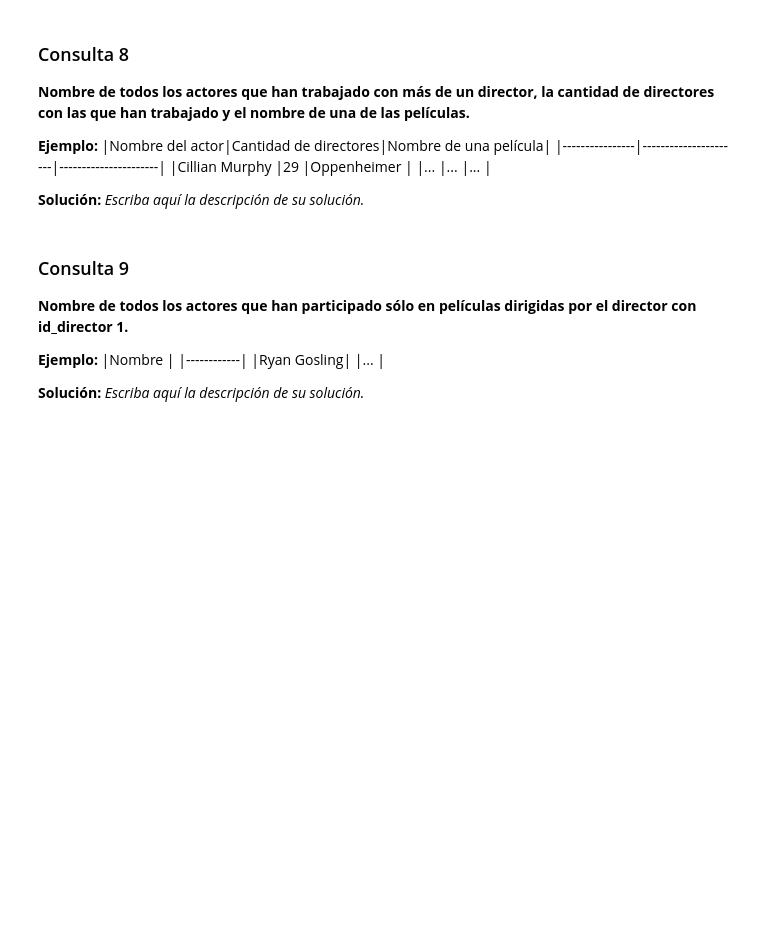
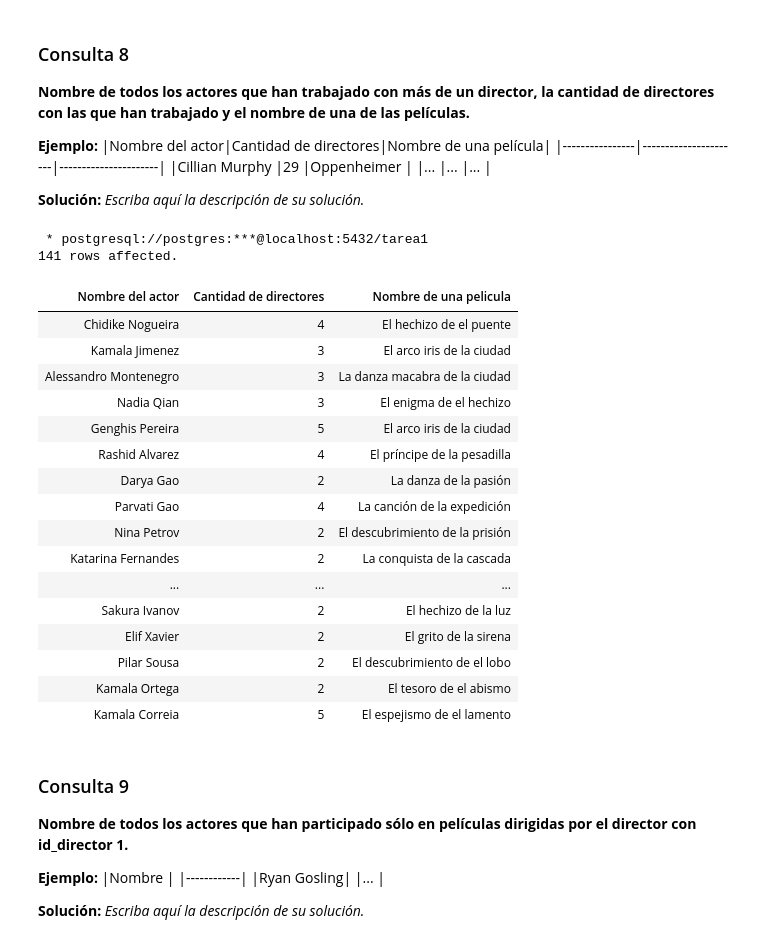
Before and after one commit to CarlosRabu-V2/Tarea1-BD, a Jupyter notebook: Tarea_1.ipynb, the cells around one changed output. Saved outputs shown, nothing was run; the diff lists cells and outputs as text; code cells hidden in the pictures; blank space fills up the shorter version.

```diff
--- a/Tarea_1.ipynb
+++ b/Tarea_1.ipynb
@@ -437,3 +455,33 @@ UsageError: Cell magic `%%sql` not found.
+# %%
+%%sql
+SELECT a.nombre AS "Nombre del actor",
+       COUNT(DISTINCT p.id_director) AS "Cantidad de directores",
+       MIN(p.nombre) AS "Nombre de una pelicula"
+FROM actor_participa_en_pelicula ap
+JOIN actor a ON ap.id_actor = a.id_actor
+JOIN pelicula p ON ap.id_pelicula = p.id_pelicula
+GROUP BY a.id_actor, a.nombre
+HAVING COUNT(DISTINCT p.id_director) > 1;
+# %% [output]
+ * postgresql://postgres:***@localhost:5432/tarea1
+141 rows affected.
+| Nombre del actor | Cantidad de directores | Nombre de una pelicula |
+| Chidike Nogueira | 4 | El hechizo de el puente |
+| Kamala Jimenez | 3 | El arco iris de la ciudad |
+| Alessandro Montenegro | 3 | La danza macabra de la ciudad |
+| Nadia Qian | 3 | El enigma de el hechizo |
+| Genghis Pereira | 5 | El arco iris de la ciudad |
+| Rashid Alvarez | 4 | El príncipe de la pesadilla |
+| Darya Gao | 2 | La danza de la pasión |
+| Parvati Gao | 4 | La canción de la expedición |
+| Nina Petrov | 2 | El descubrimiento de la prisión |
+| Katarina Fernandes | 2 | La conquista de la cascada |
+| ... | ... | ... |
+| Sakura Ivanov | 2 | El hechizo de la luz |
+| Elif Xavier | 2 | El grito de la sirena |
+| Pilar Sousa | 2 | El descubrimiento de el lobo |
+| Kamala Ortega | 2 | El tesoro de el abismo |
+| Kamala Correia | 5 | El espejismo de el lamento |
 # %% [markdown]
 ### Consulta 9
 
```
Also changed, not shown: parts of 21 cells of this notebook.
